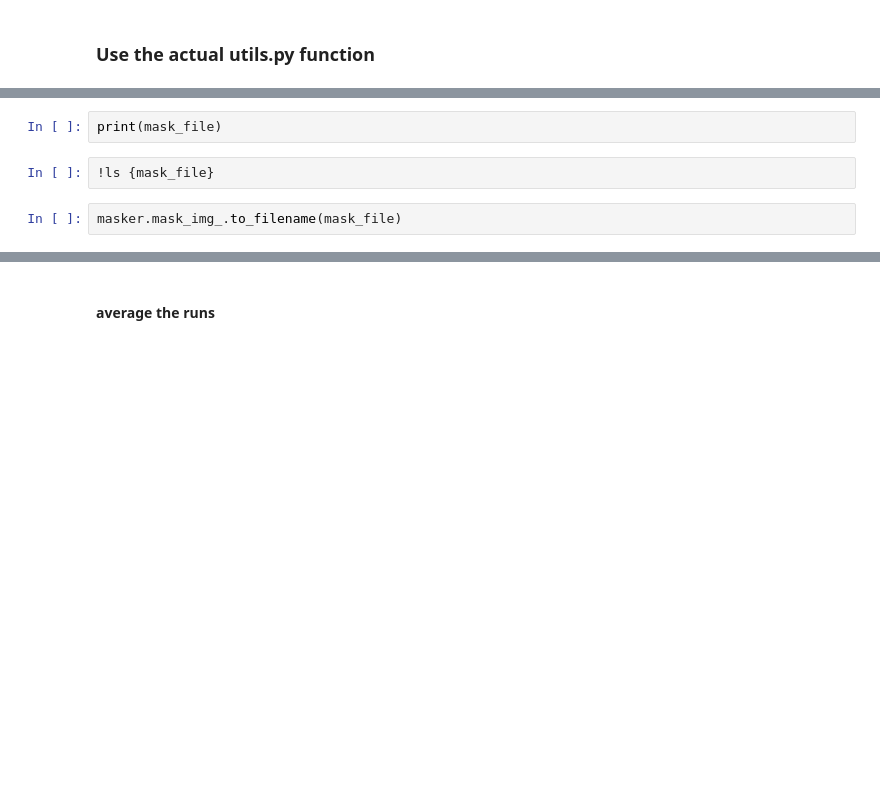
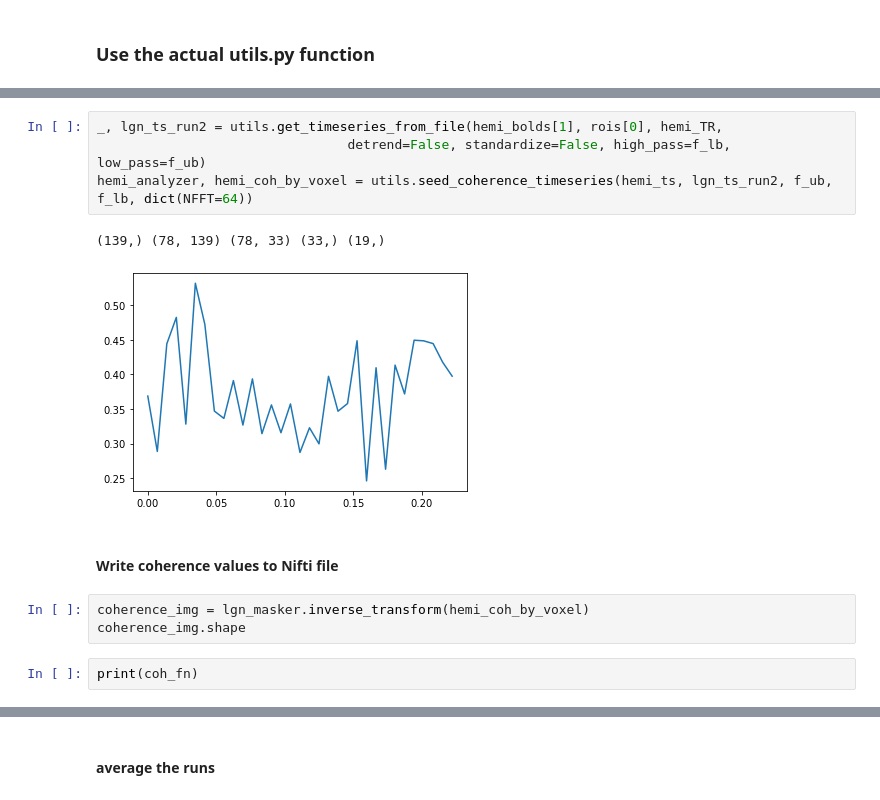
Before and after one commit to smerdis/streams, a Jupyter notebook: glm_code/NB_20200929.ipynb, the cells around one changed output, grey strips where cells are left out. Drawn from its saved outputs; the diff is of its cells as text; blank space fills up the shorter version.

```diff
--- a/glm_code/NB_20200929.ipynb
+++ b/glm_code/NB_20200929.ipynb
@@ -766,6 +525,14 @@ masker.fit(bolds[0])
+# %%
+_, lgn_ts_run2 = utils.get_timeseries_from_file(hemi_bolds[1], rois[0], hemi_TR,
+                                detrend=False, standardize=False, high_pass=f_lb, low_pass=f_ub)
+hemi_analyzer, hemi_coh_by_voxel = utils.seed_coherence_timeseries(hemi_ts, lgn_ts_run2, f_ub, f_lb, dict(NFFT=64))
+# %% [output]
+(139,) (78, 139) (78, 33) (33,) (19,)
+[figure, added]
+# %% [markdown]
+#### Write coherence values to Nifti file
+# %%
+coherence_img = lgn_masker.inverse_transform(hemi_coh_by_voxel)
+coherence_img.shape
 # %%
-print(mask_file)
+print(coh_fn)
-# %%
-!ls {mask_file}
-# %%
-masker.mask_img_.to_filename(mask_file)
```
Also changed, not shown: parts of 130 cells of this notebook, 1 other file.
